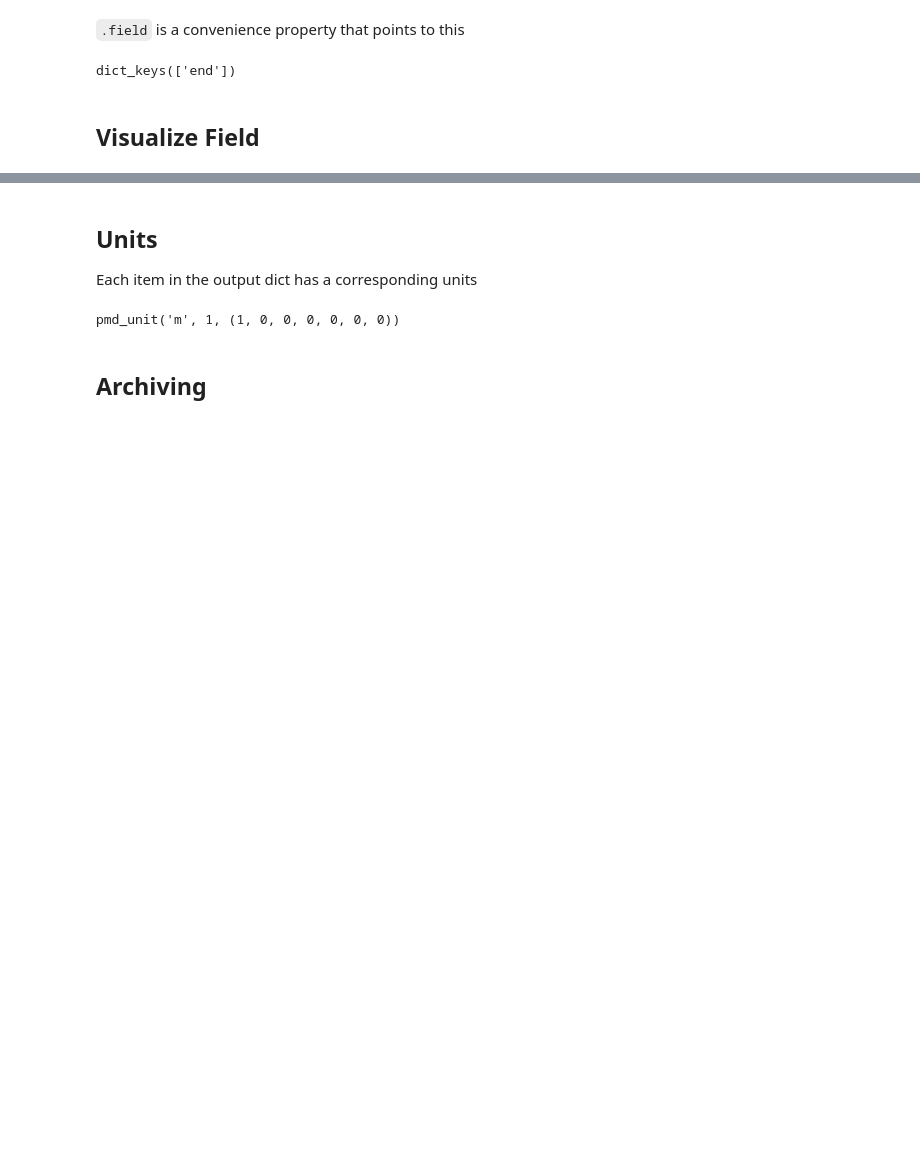
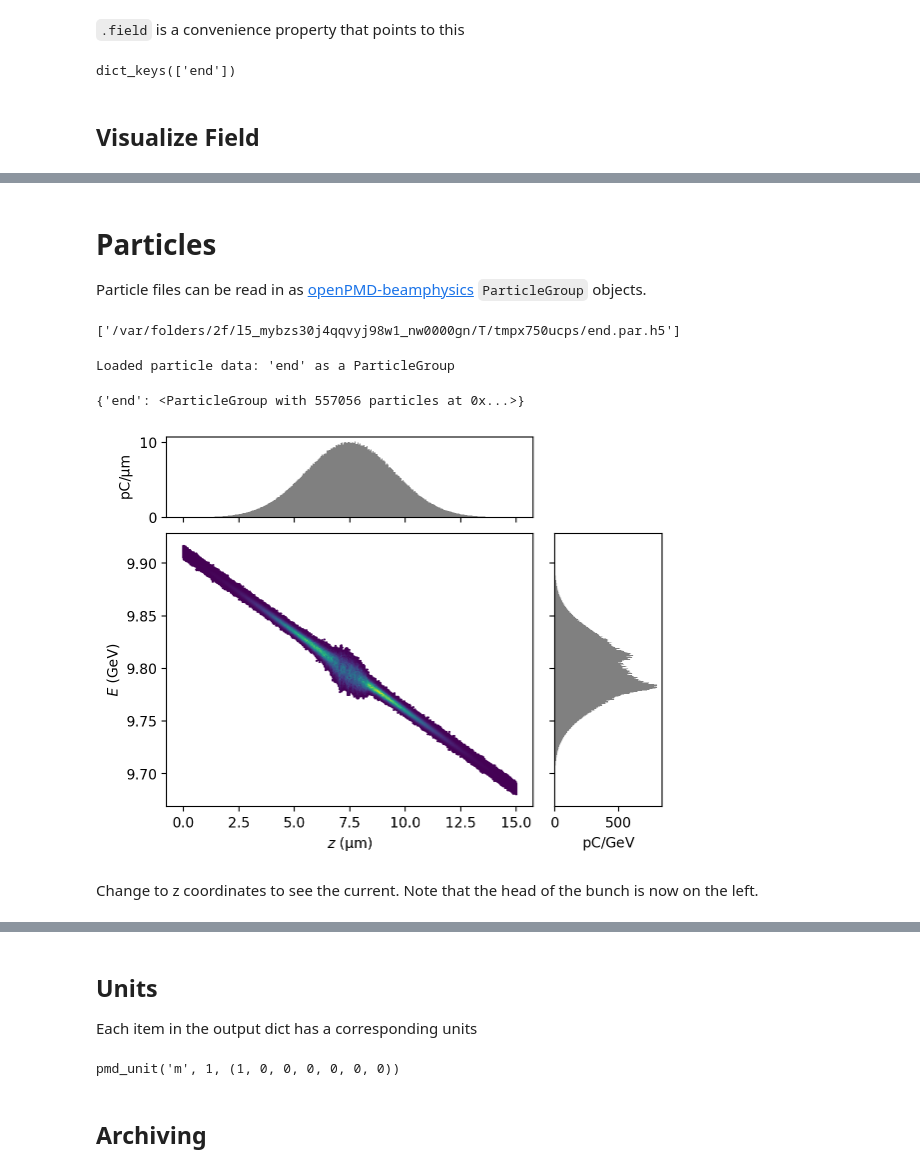
Before and after one commit to slaclab/lume-genesis, a Jupyter notebook: docs/examples/genesis4/genesis4_example.ipynb, the cells around one changed output, grey strips where cells are left out. Cells and saved outputs as stored; diff of their text form; code cells hidden in the pictures; blank space fills up the shorter version.

```diff
--- a/docs/examples/genesis4/genesis4_example.ipynb
+++ b/docs/examples/genesis4/genesis4_example.ipynb
@@ -160,0 +177,24 @@ plot_slice(i=100)
+# %% [markdown]
+# Particles
+
+Particle files can be read in as [openPMD-beamphysics](https://christophermayes.github.io/openPMD-beamphysics/) `ParticleGroup` objects.
+# %%
+G.output['particle_files']
+# %% [output]
+['/var/folders/2f/l5_mybzs30j4qqvyj98w1_nw0000gn/T/tmpx750ucps/end.par.h5']
+# %%
+G.load_particles()
+# %% [output]
+Loaded particle data: 'end' as a ParticleGroup
+# %%
+G.output['particles']
+# %% [output]
+{'end': <ParticleGroup with 557056 particles at 0x...>}
+# %%
+P = G.output['particles']['end']
+# %%
+P.plot('z', 'energy')
+# %% [output]
+[figure, added]
+# %% [markdown]
+Change to z coordinates to see the current. Note that the head of the bunch is now on the left.
```
Also changed, not shown: parts of 28 cells of this notebook, 3 other files.
